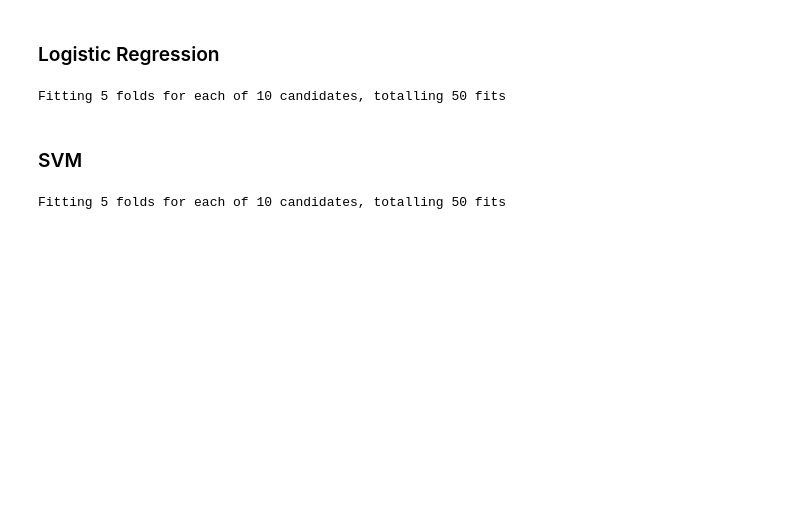
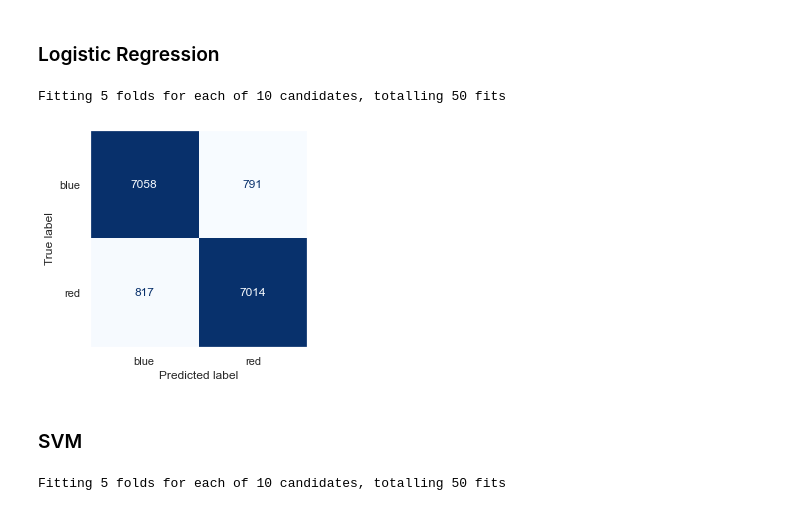
Before and after one commit to rmanaem/esports-prediction, a Jupyter notebook: src/training.ipynb, the cells around one changed output. Saved outputs shown, nothing was run; the diff lists cells and outputs as text; code cells hidden in the pictures; blank space fills up the shorter version.

```diff
--- a/src/training.ipynb
+++ b/src/training.ipynb
@@ -199,8 +204,11 @@ lr = rand_param_search(X_trn, y_trn, lr, param_grid, n_jobs=-1)
 # %% [output]
 Fitting 5 folds for each of 10 candidates, totalling 50 fits
 # %%
-plot_data(X_trn[indices], y_trn[indices])
-plot_rf_prediction(lr.best_estimator_)
+#plot_data(X_trn[indices], y_trn[indices])
+#plot_rf_prediction(lr.best_estimator_)
+plot_confusion_matrix(lr.best_estimator_, X_trn, y_trn)
+# %% [output]
+[figure, added]
 # %% [markdown]
 ### SVM
 # %%
```
Also changed, not shown: parts of 10 cells of this notebook, 20 other files.
